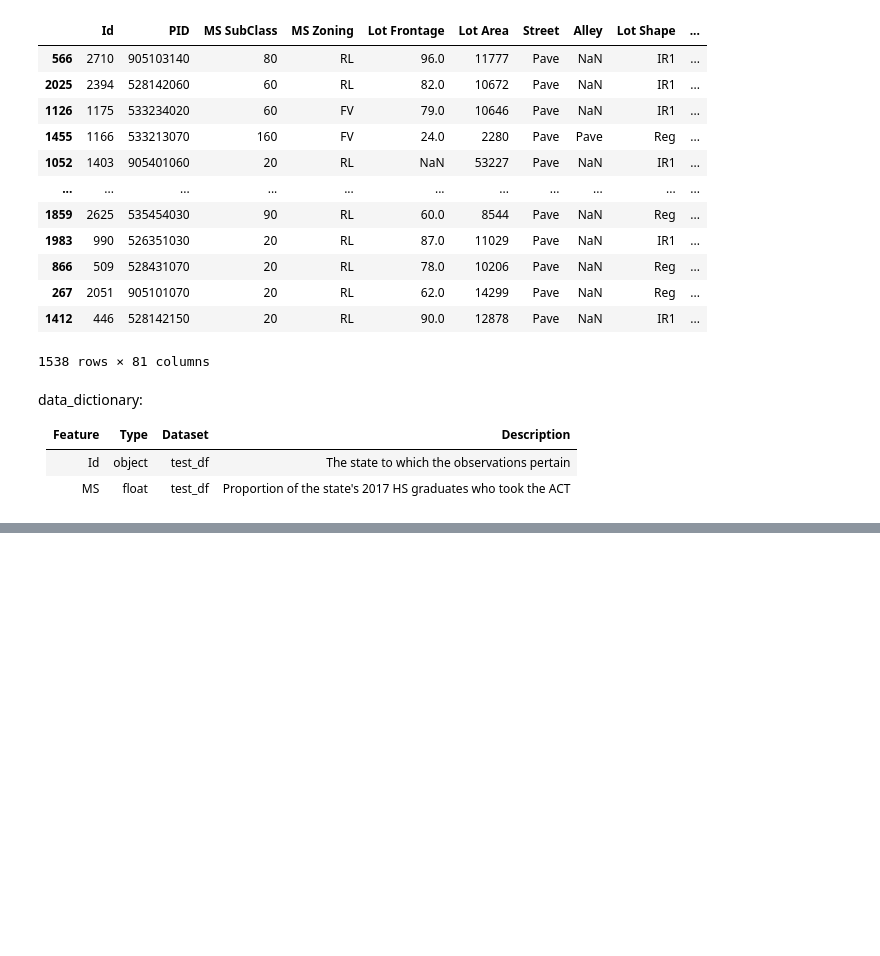
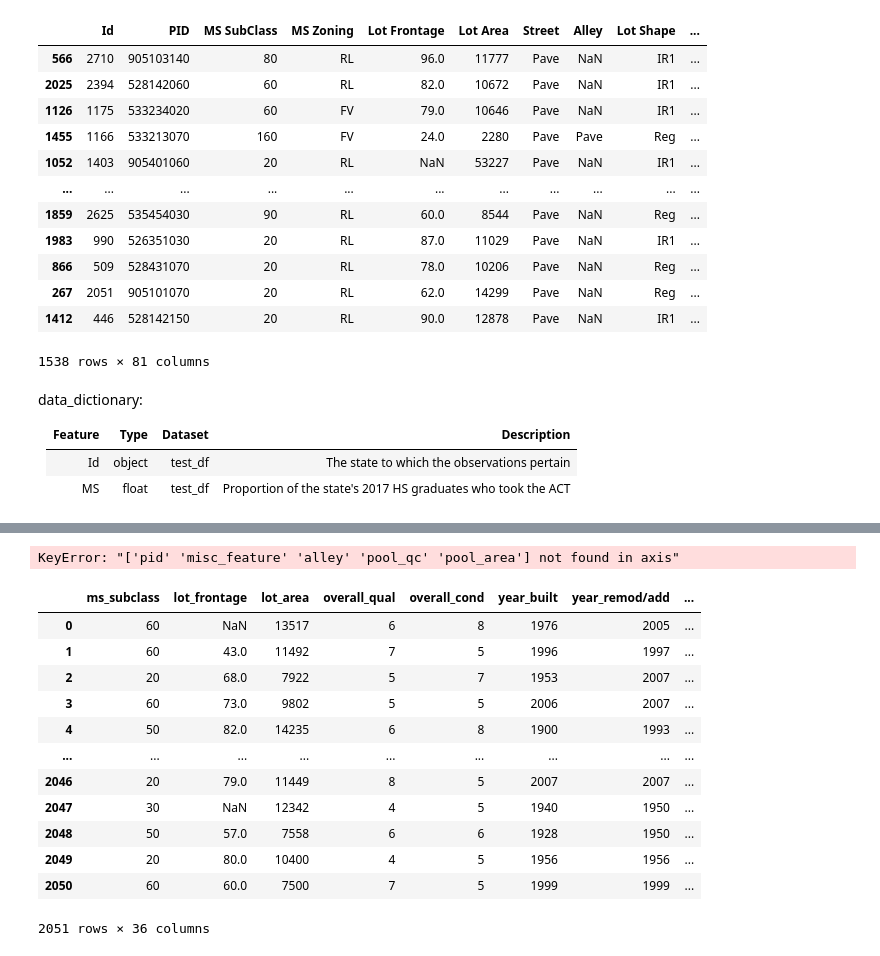
Before and after one commit to wcmohr/AmesHousing, a Jupyter notebook: notebooks/AMES_EDA.ipynb, the cells around one changed output, grey strips where cells are left out. Drawn from its saved outputs; the diff is of its cells as text; code cells hidden in the pictures; blank space fills up the shorter version.

```diff
--- a/notebooks/AMES_EDA.ipynb
+++ b/notebooks/AMES_EDA.ipynb
@@ -468,0 +553,21 @@ data_dictionary:
+# %%
+houses_test.drop(columns = dropped_columns, axis = 1, inplace = True)
+houses_test_id = houses_test.pop('id')
+# %% [output]
+KeyError: "['pid' 'misc_feature' 'alley' 'pool_qc' 'pool_area'] not found in axis"
+# %%
+houses._get_numeric_data()
+# %% [output]
+|  | ms_subclass | lot_frontage | lot_area | overall_qual | overall_cond | year_built | year_remod/add | ... |
+| 0 | 60 | NaN | 13517 | 6 | 8 | 1976 | 2005 | ... |
+| 1 | 60 | 43.0 | 11492 | 7 | 5 | 1996 | 1997 | ... |
+| 2 | 20 | 68.0 | 7922 | 5 | 7 | 1953 | 2007 | ... |
+| 3 | 60 | 73.0 | 9802 | 5 | 5 | 2006 | 2007 | ... |
+| 4 | 50 | 82.0 | 14235 | 6 | 8 | 1900 | 1993 | ... |
+| ... | ... | ... | ... | ... | ... | ... | ... | ... |
+| 2046 | 20 | 79.0 | 11449 | 8 | 5 | 2007 | 2007 | ... |
+| 2047 | 30 | NaN | 12342 | 4 | 5 | 1940 | 1950 | ... |
+| 2048 | 50 | 57.0 | 7558 | 6 | 6 | 1928 | 1950 | ... |
+| 2049 | 20 | 80.0 | 10400 | 4 | 5 | 1956 | 1956 | ... |
+| 2050 | 60 | 60.0 | 7500 | 7 | 5 | 1999 | 1999 | ... |
+2051 rows × 36 columns
```
Also changed, not shown: parts of 63 cells of this notebook, 5 other files.
